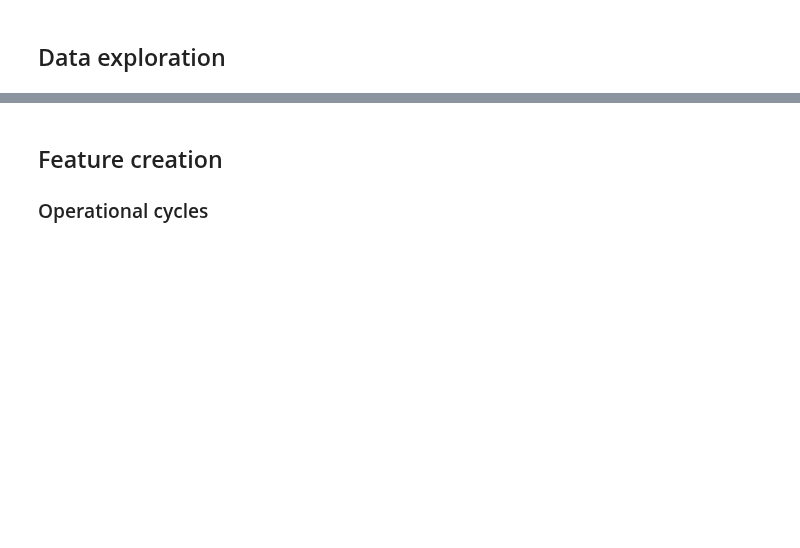
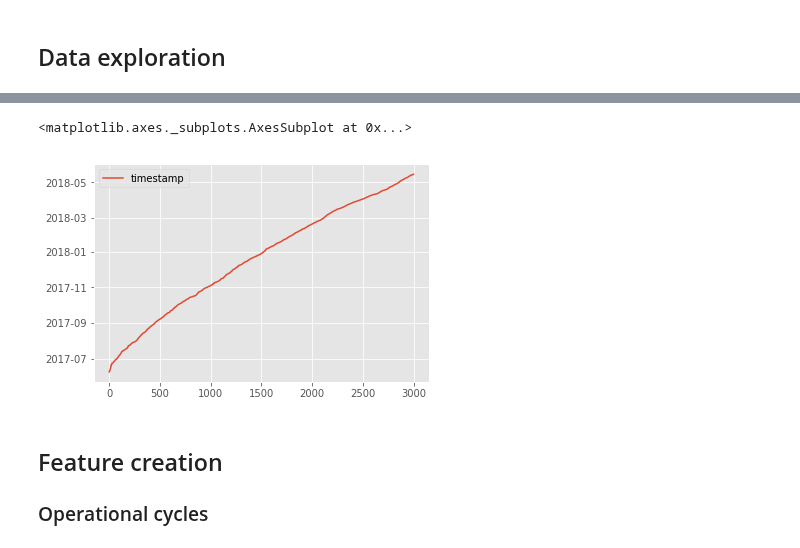
Before and after one commit to Azure/AI-PredictiveMaintenance, a Jupyter notebook: src/AML/Notebooks/FeatureEngineering-experimental.ipynb, the cells around one changed output, grey strips where cells are left out. Drawn from its saved outputs; the diff is of its cells as text; code cells hidden in the pictures; blank space fills up the shorter version.

```diff
--- a/src/AML/Notebooks/FeatureEngineering-experimental.ipynb
+++ b/src/AML/Notebooks/FeatureEngineering-experimental.ipynb
@@ -94,3 +89,8 @@ pdf.plot(title=machineID , style=".", y='speed_desired')
+# %%
+df_logs.toPandas().plot()
+# %% [output]
+<matplotlib.axes._subplots.AxesSubplot at 0x...>
+[figure, added]
 # %% [markdown]
 ## Feature creation
 
```
Also changed, not shown: parts of 8 cells of this notebook, 2 other files.
